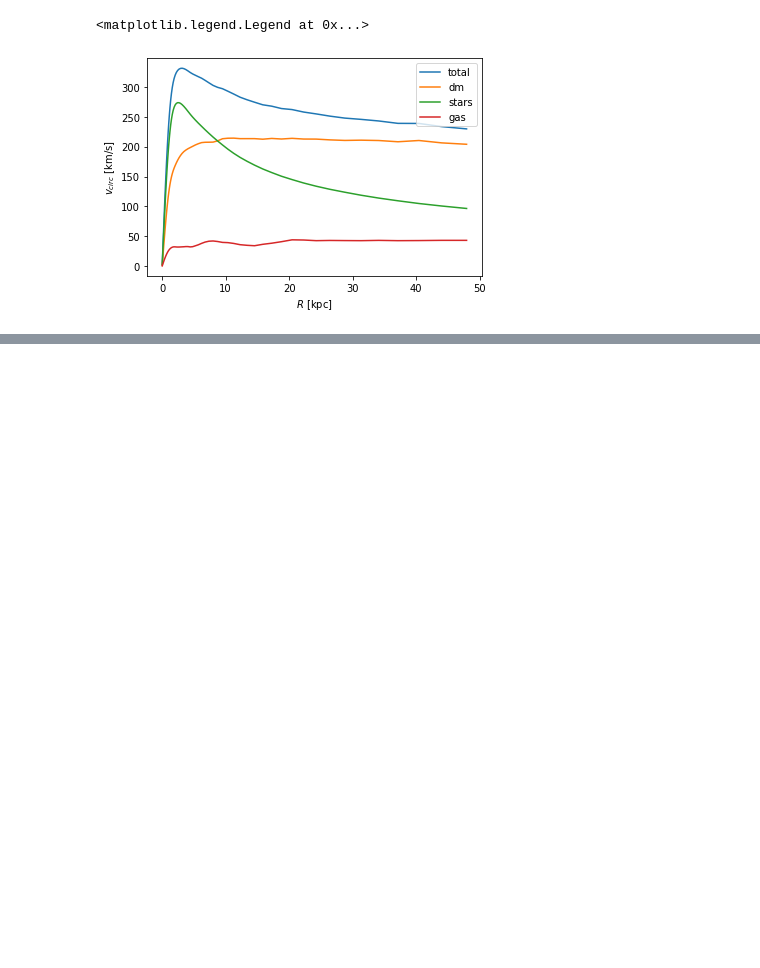
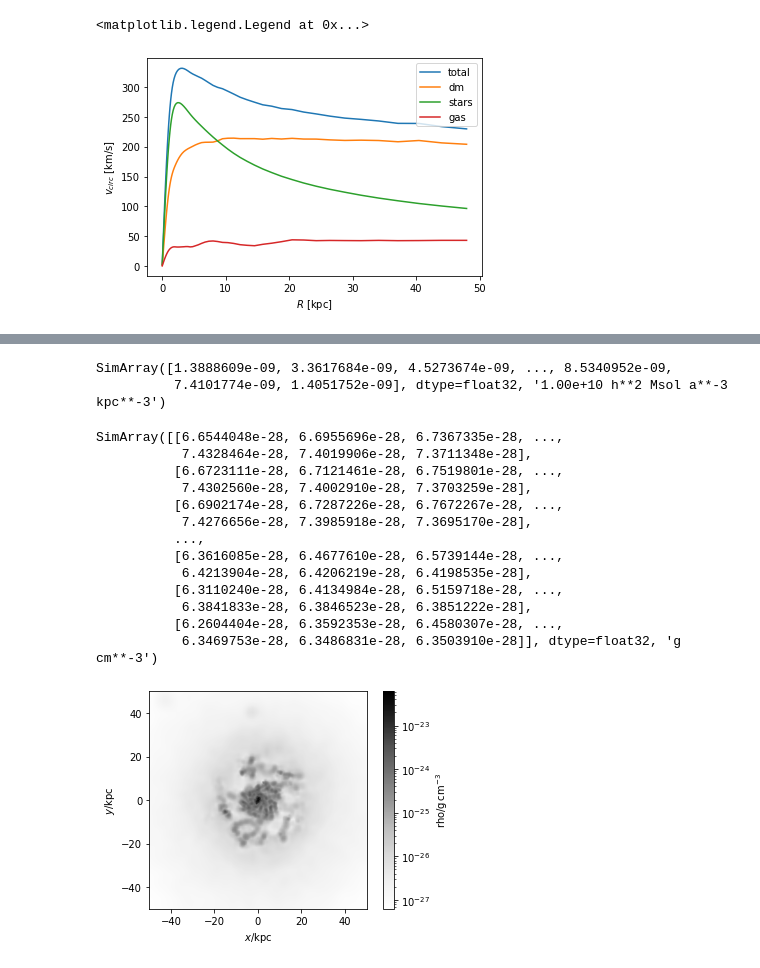
Before and after one commit to MikeyBoo/PyNBody-Notebook, a Jupyter notebook: My_pyNbody_Project.ipynb, the cells around one changed output, grey strips where cells are left out. Cells and saved outputs as stored; diff of their text form; code cells hidden in the pictures; blank space fills up the shorter version.

```diff
--- a/My_pyNbody_Project.ipynb
+++ b/My_pyNbody_Project.ipynb
@@ -159,3 +163,5 @@ pynbody.analysis.profile : Profile v_circ -- this routine assumes the disk is in
 pynbody.analysis.profile : Profile v_circ -- this routine assumes the disk is in the x-y plane
 <matplotlib.legend.Legend at 0x...>
 [figure]
+# %%
+f = pynbody.load("testdata/test_g2_snap")
@@ -161,0 +235,36 @@ pynbody.analysis.profile : Profile v_circ -- this routine assumes the disk is in
+# %%
+f.gas['rho']
+# %% [output]
+SimArray([1.3888609e-09, 3.3617684e-09, 4.5273674e-09, ..., 8.5340952e-09,
+          7.4101774e-09, 1.4051752e-09], dtype=float32, '1.00e+10 h**2 Msol a**-3 kpc**-3')
+# %%
+import pynbody.plot.sph as sph
+import matplotlib.pylab as plt
+
+# load the snapshot and set to physical units
+s = pynbody.load('testdata/g15784.lr.01024.gz')
+s.physical_units()
+
+# load the halos
+h = s.halos()
+
+# center on the largest halo and align the disk
+pynbody.analysis.angmom.faceon(h[1])
+
+#create a simple slice of gas density
+sph.image(h[1].g,qty="rho",units="g cm^-3",width=100,cmap="Greys")
+# %% [output]
+SimArray([[6.6544048e-28, 6.6955696e-28, 6.7367335e-28, ...,
+           7.4328464e-28, 7.4019906e-28, 7.3711348e-28],
+          [6.6723111e-28, 6.7121461e-28, 6.7519801e-28, ...,
+           7.4302560e-28, 7.4002910e-28, 7.3703259e-28],
+          [6.6902174e-28, 6.7287226e-28, 6.7672267e-28, ...,
+           7.4276656e-28, 7.3985918e-28, 7.3695170e-28],
+          ...,
+          [6.3616085e-28, 6.4677610e-28, 6.5739144e-28, ...,
+           6.4213904e-28, 6.4206219e-28, 6.4198535e-28],
+          [6.3110240e-28, 6.4134984e-28, 6.5159718e-28, ...,
+           6.3841833e-28, 6.3846523e-28, 6.3851222e-28],
+          [6.2604404e-28, 6.3592353e-28, 6.4580307e-28, ...,
+           6.3469753e-28, 6.3486831e-28, 6.3503910e-28]], dtype=float32, 'g cm**-3')
+[figure, added]
```
Also changed, not shown: parts of 19 cells of this notebook.
